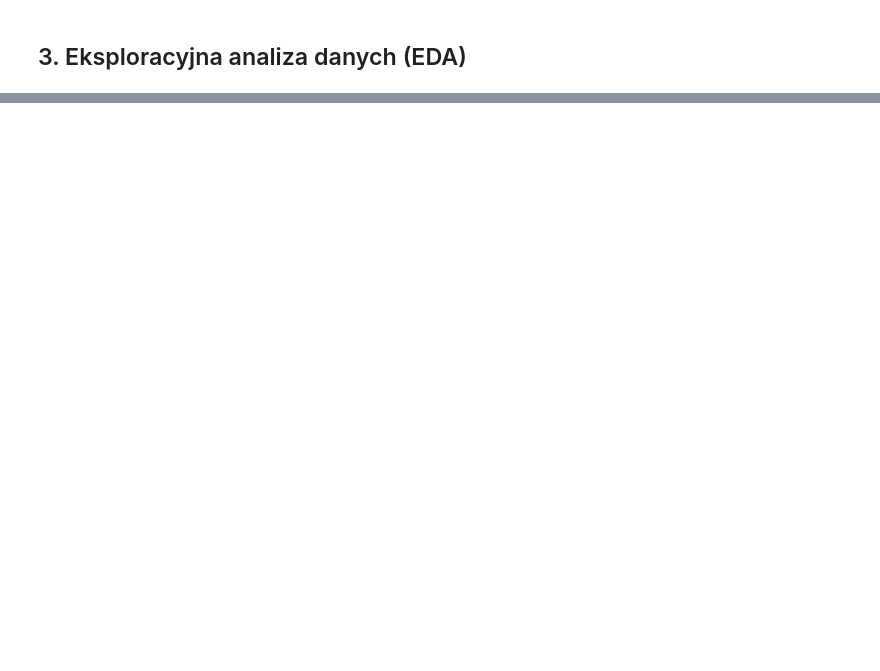
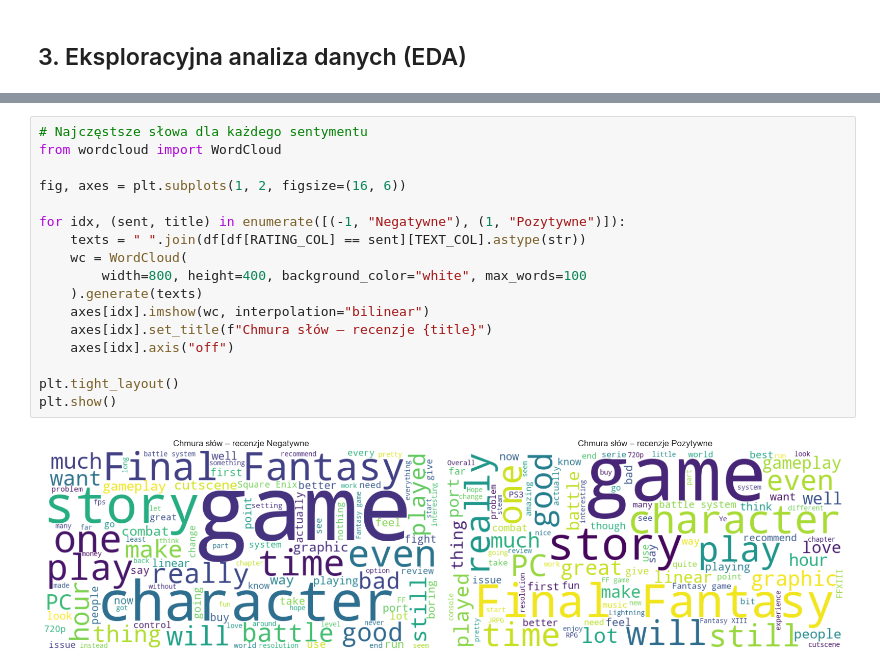
Before and after one commit to WhatTheGo/AnalizaSentymentuSteam, a Jupyter notebook: 01_dane_i_przetwarzanie.ipynb, the cells around one changed output, grey strips where cells are left out. Saved outputs shown, nothing was run; the diff lists cells and outputs as text; blank space fills up the shorter version.

```diff
--- a/01_dane_i_przetwarzanie.ipynb
+++ b/01_dane_i_przetwarzanie.ipynb
@@ -129,0 +136,19 @@ TypeError: object of type 'float' has no len()
+# %%
+# Najczęstsze słowa dla każdego sentymentu
+from wordcloud import WordCloud
+
+fig, axes = plt.subplots(1, 2, figsize=(16, 6))
+
+for idx, (sent, title) in enumerate([(-1, "Negatywne"), (1, "Pozytywne")]):
+    texts = " ".join(df[df[RATING_COL] == sent][TEXT_COL].astype(str))
+    wc = WordCloud(
+        width=800, height=400, background_color="white", max_words=100
+    ).generate(texts)
+    axes[idx].imshow(wc, interpolation="bilinear")
+    axes[idx].set_title(f"Chmura słów – recenzje {title}")
+    axes[idx].axis("off")
+
+plt.tight_layout()
+plt.show()
+# %% [output]
+[figure, added]
```
Also changed, not shown: parts of 4 cells of this notebook, 3 other files.
